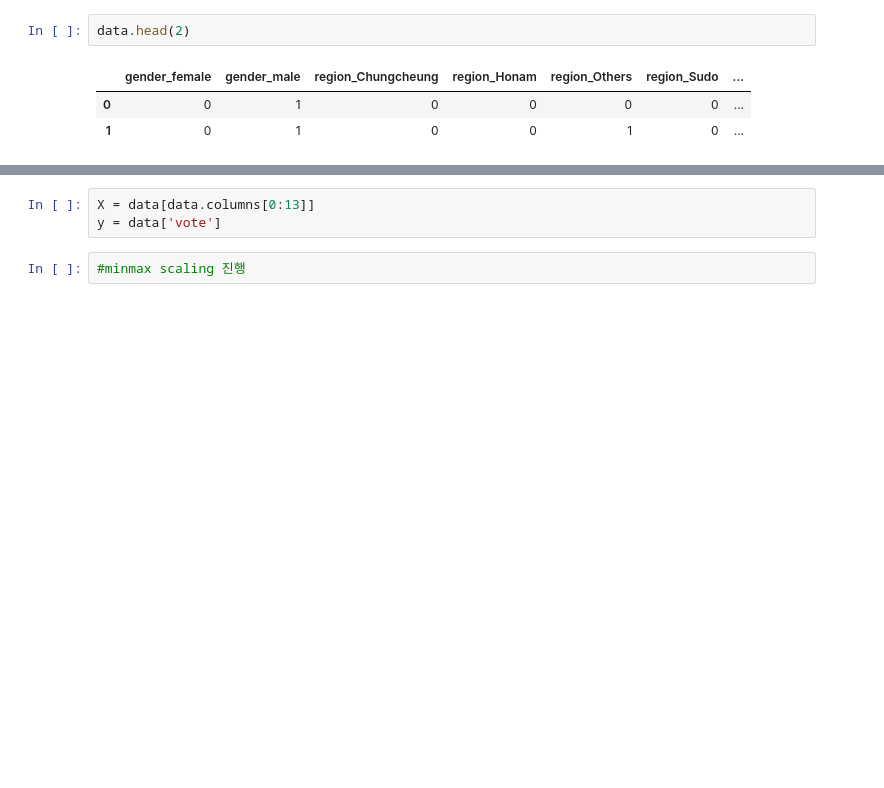
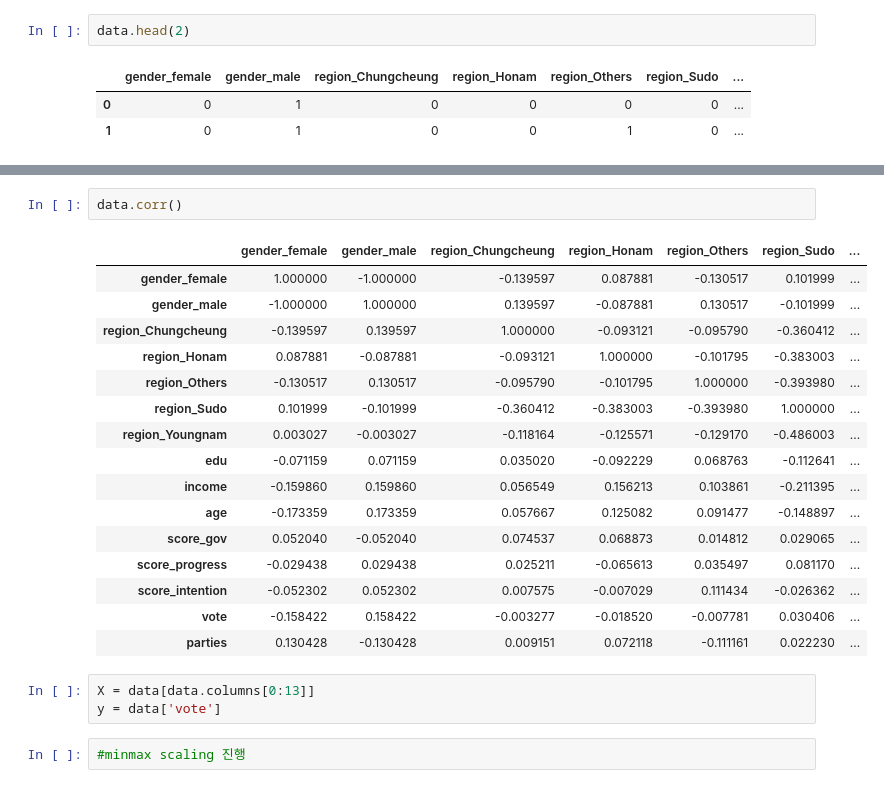
Before and after one commit to holdenkim/codingT, a Jupyter notebook: BBGS_Part3_6_mychapts.ipynb, the cells around one changed output, grey strips where cells are left out. Drawn from its saved outputs; the diff is of its cells as text; blank space fills up the shorter version.

```diff
--- a/BBGS_Part3_6_mychapts.ipynb
+++ b/BBGS_Part3_6_mychapts.ipynb
@@ -12,3 +35,22 @@ data.head(2)
+# %%
+data.corr()
+# %% [output]
+|  | gender_female | gender_male | region_Chungcheung | region_Honam | region_Others | region_Sudo | ... |
+| gender_female | 1.000000 | -1.000000 | -0.139597 | 0.087881 | -0.130517 | 0.101999 | ... |
+| gender_male | -1.000000 | 1.000000 | 0.139597 | -0.087881 | 0.130517 | -0.101999 | ... |
+| region_Chungcheung | -0.139597 | 0.139597 | 1.000000 | -0.093121 | -0.095790 | -0.360412 | ... |
+| region_Honam | 0.087881 | -0.087881 | -0.093121 | 1.000000 | -0.101795 | -0.383003 | ... |
+| region_Others | -0.130517 | 0.130517 | -0.095790 | -0.101795 | 1.000000 | -0.393980 | ... |
+| region_Sudo | 0.101999 | -0.101999 | -0.360412 | -0.383003 | -0.393980 | 1.000000 | ... |
+| region_Youngnam | 0.003027 | -0.003027 | -0.118164 | -0.125571 | -0.129170 | -0.486003 | ... |
+| edu | -0.071159 | 0.071159 | 0.035020 | -0.092229 | 0.068763 | -0.112641 | ... |
+| income | -0.159860 | 0.159860 | 0.056549 | 0.156213 | 0.103861 | -0.211395 | ... |
+| age | -0.173359 | 0.173359 | 0.057667 | 0.125082 | 0.091477 | -0.148897 | ... |
+| score_gov | 0.052040 | -0.052040 | 0.074537 | 0.068873 | 0.014812 | 0.029065 | ... |
+| score_progress | -0.029438 | 0.029438 | 0.025211 | -0.065613 | 0.035497 | 0.081170 | ... |
+| score_intention | -0.052302 | 0.052302 | 0.007575 | -0.007029 | 0.111434 | -0.026362 | ... |
+| vote | -0.158422 | 0.158422 | -0.003277 | -0.018520 | -0.007781 | 0.030406 | ... |
+| parties | 0.130428 | -0.130428 | 0.009151 | 0.072118 | -0.111161 | 0.022230 | ... |
 # %%
 X = data[data.columns[0:13]]
 y = data['vote']
```
Also changed, not shown: parts of 4 cells of this notebook.
